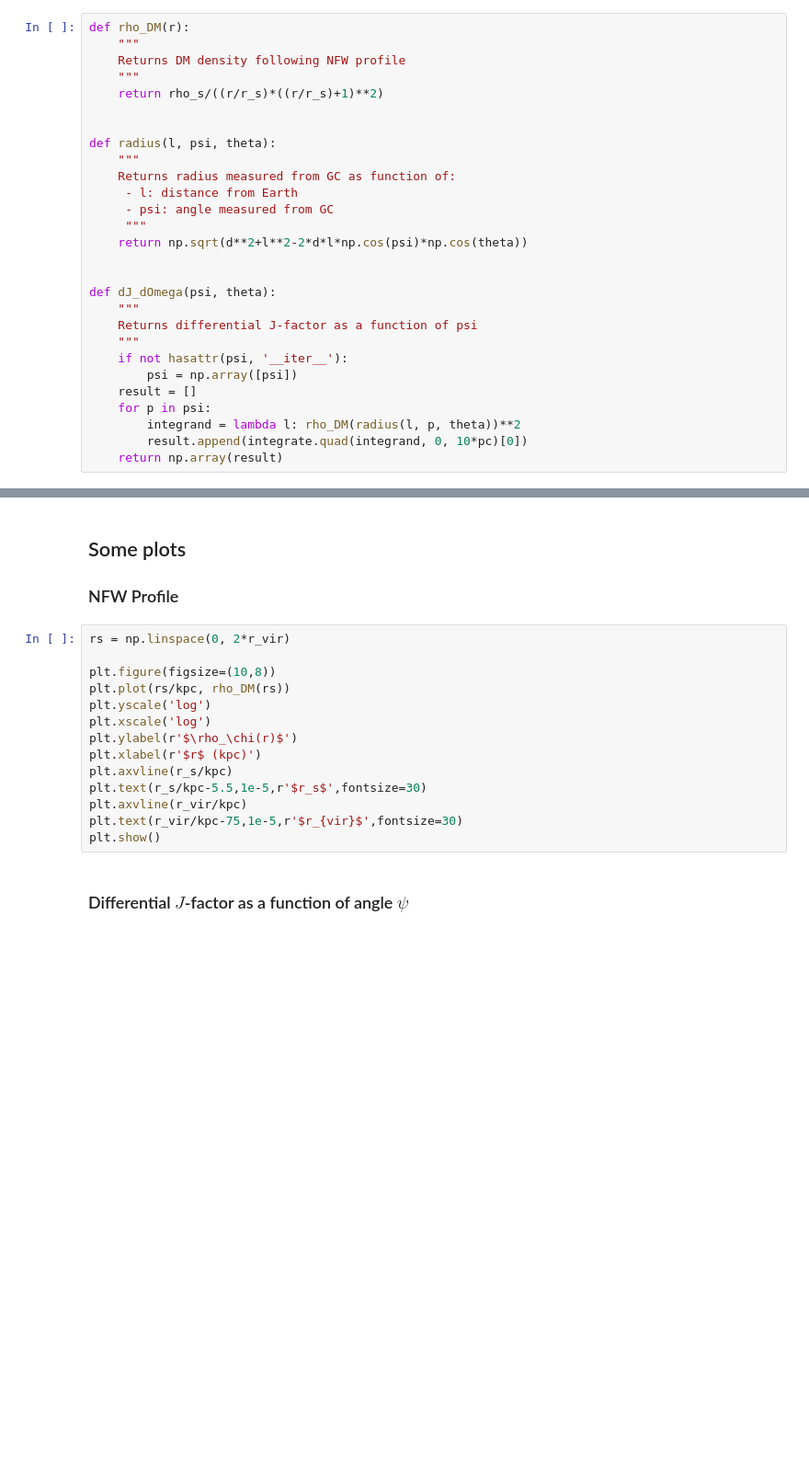
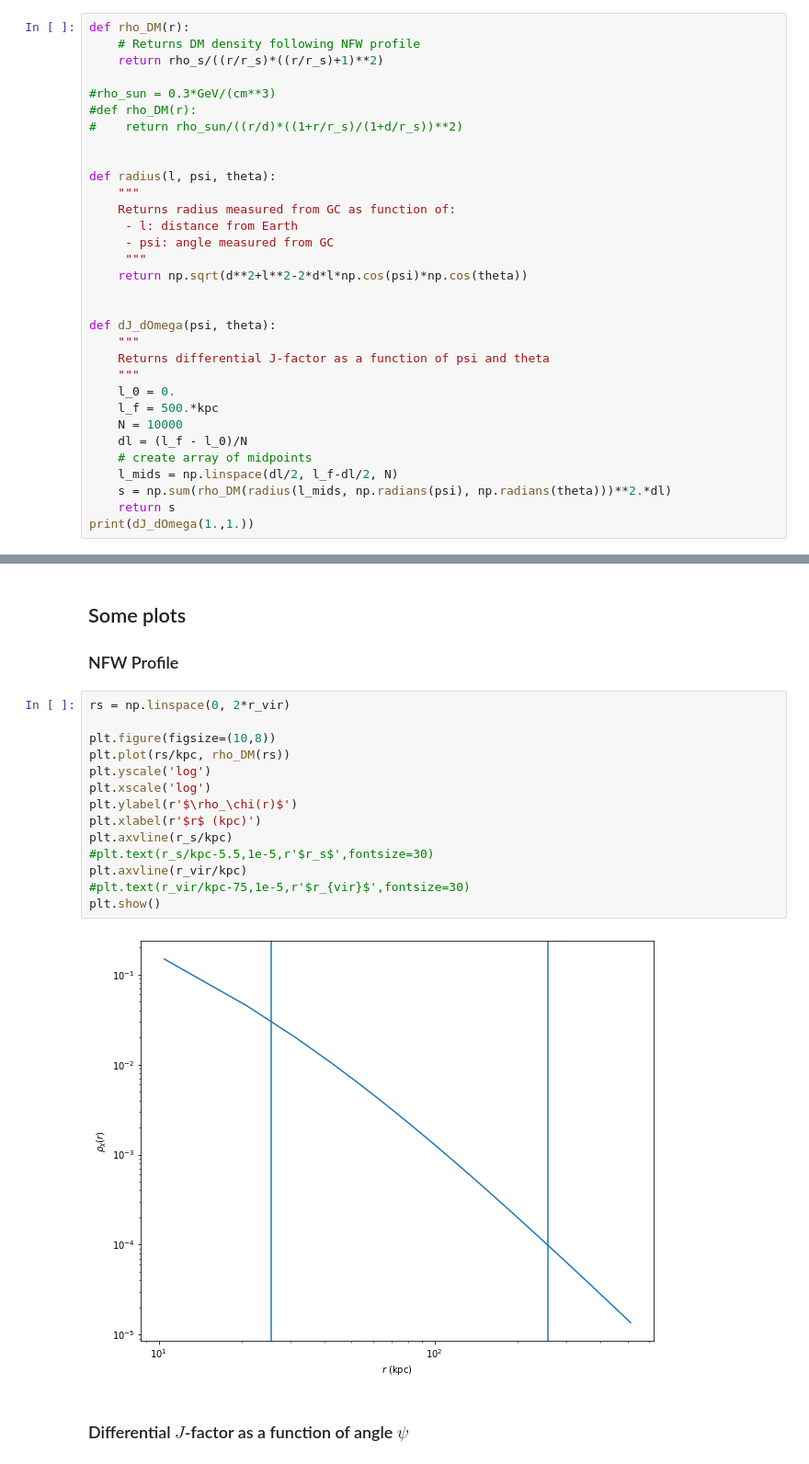
Before and after one commit to adam-coogan/gss19_subhalos, a Jupyter notebook: week_2/anders.ipynb, the cells around one changed output, grey strips where cells are left out. Shown at 92% size. Saved outputs shown, nothing was run; the diff lists cells and outputs as text; blank space fills up the shorter version.

```diff
--- a/week_2/anders.ipynb
+++ b/week_2/anders.ipynb
@@ -68,10 +70,12 @@ display(Latex(r'We find that, for the Milky Way halo, '+
 ## Useful functions
 # %%
 def rho_DM(r):
-    """
-    Returns DM density following NFW profile
-    """
+    # Returns DM density following NFW profile
     return rho_s/((r/r_s)*((r/r_s)+1)**2)
+
+#rho_sun = 0.3*GeV/(cm**3)
+#def rho_DM(r):
+#    return rho_sun/((r/d)*((1+r/r_s)/(1+d/r_s))**2)
 
 
 def radius(l, psi, theta):
@@ -85,12 +89,14 @@ def radius(l, psi, theta):
 
 def dJ_dOmega(psi, theta):
     """
-    Returns differential J-factor as a function of psi
+    Returns differential J-factor as a function of psi and theta
     """
-    if not hasattr(psi, '__iter__'):
-        psi = np.array([psi])
-    result = []
-    for p in psi:
-        integrand = lambda l: rho_DM(radius(l, p, theta))**2
-        result.append(integrate.quad(integrand, 0, 10*pc)[0])
-    return np.array(result)
+    l_0 = 0.
+    l_f = 500.*kpc
+    N = 10000
+    dl = (l_f - l_0)/N
+    # create array of midpoints
+    l_mids = np.linspace(dl/2, l_f-dl/2, N)
+    s = np.sum(rho_DM(radius(l_mids, np.radians(psi), np.radians(theta)))**2.*dl)
+    return s
+print(dJ_dOmega(1.,1.))
@@ -100,17 +108,19 @@ def dJ_dOmega(psi, theta):
 # %%
 rs = np.linspace(0, 2*r_vir)
 
 plt.figure(figsize=(10,8))
 plt.plot(rs/kpc, rho_DM(rs))
 plt.yscale('log')
 plt.xscale('log')
 plt.ylabel(r'$\rho_\chi(r)$')
 plt.xlabel(r'$r$ (kpc)')
 plt.axvline(r_s/kpc)
-plt.text(r_s/kpc-5.5,1e-5,r'$r_s$',fontsize=30)
+#plt.text(r_s/kpc-5.5,1e-5,r'$r_s$',fontsize=30)
 plt.axvline(r_vir/kpc)
-plt.text(r_vir/kpc-75,1e-5,r'$r_{vir}$',fontsize=30)
+#plt.text(r_vir/kpc-75,1e-5,r'$r_{vir}$',fontsize=30)
 plt.show()
+# %% [output]
+[figure, added]
 # %% [markdown]
 ### Differential $J$-factor as a function of angle $\psi$
 # %%
```
Also changed, not shown: parts of 3 cells of this notebook.
